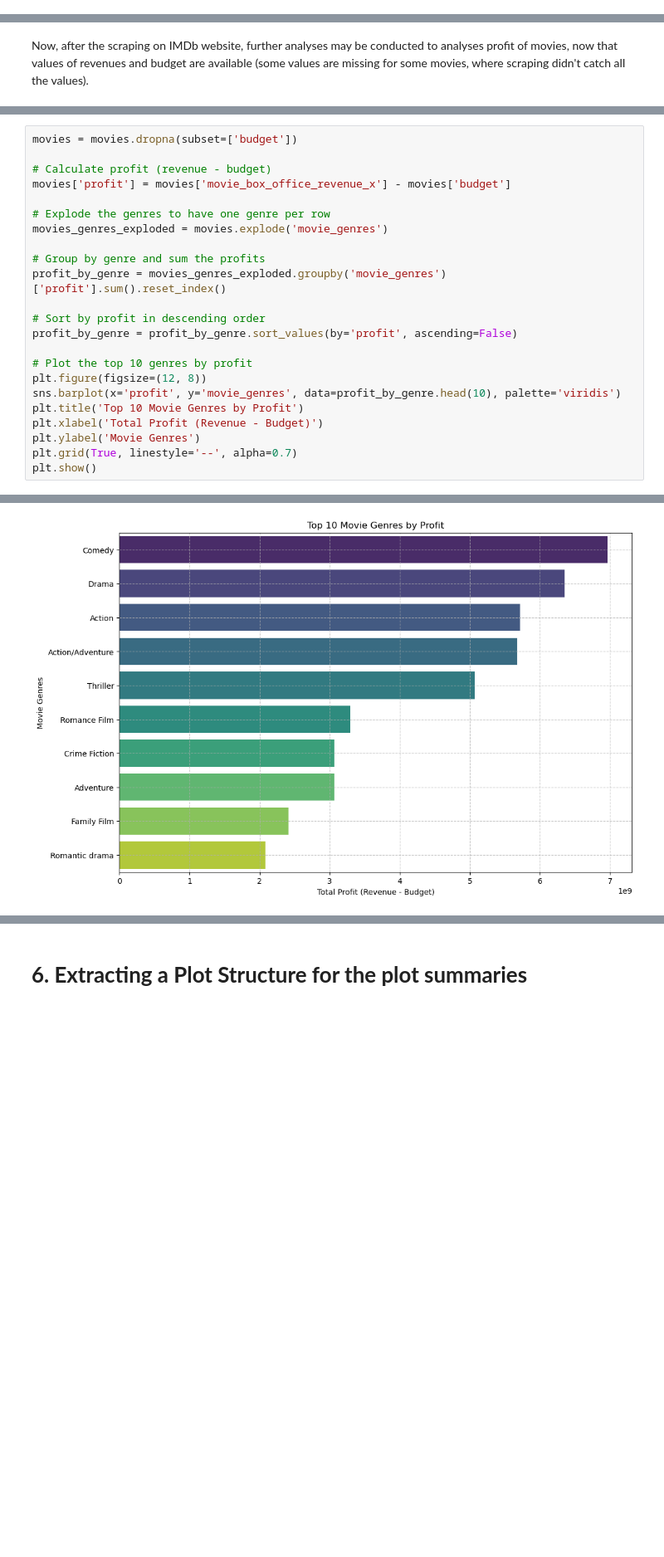
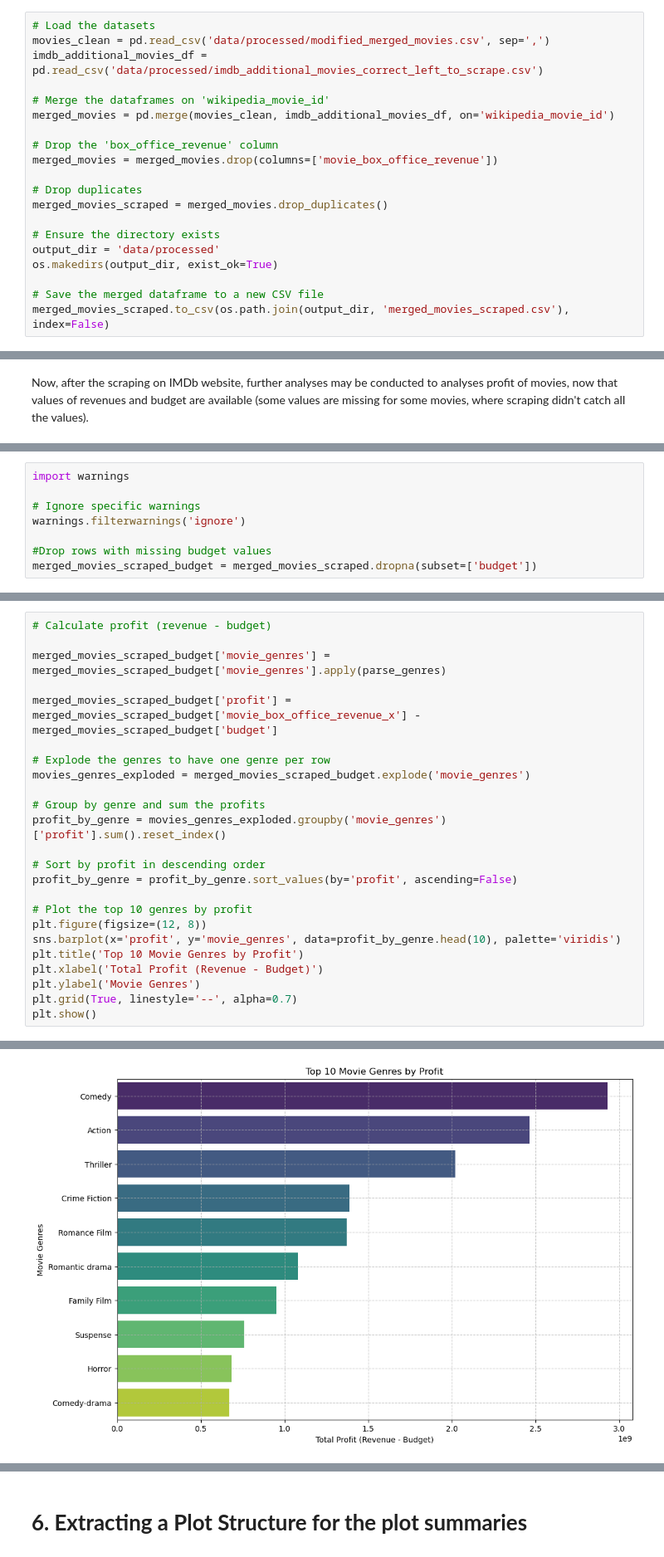
Before and after one commit to arthurEpfl/CMU_MovieCorpus_Data_Analysis, a Jupyter notebook: results.ipynb, the cells around one changed output, grey strips where cells are left out. Shown at 83% size. Drawn from its saved outputs; the diff is of its cells as text; blank space fills up the shorter version.

```diff
--- a/results.ipynb
+++ b/results.ipynb
@@ -712,3 +715,23 @@ Add analyses here based on budget / revenues / ratings when preprocessing and sc
+# %%
+# Load the datasets
+movies_clean = pd.read_csv('data/processed/modified_merged_movies.csv', sep=',')
+imdb_additional_movies_df = pd.read_csv('data/processed/imdb_additional_movies_correct_left_to_scrape.csv')
+
+# Merge the dataframes on 'wikipedia_movie_id'
+merged_movies = pd.merge(movies_clean, imdb_additional_movies_df, on='wikipedia_movie_id')
+
+# Drop the 'box_office_revenue' column
+merged_movies = merged_movies.drop(columns=['movie_box_office_revenue'])
+
+# Drop duplicates
+merged_movies_scraped = merged_movies.drop_duplicates()
+
+# Ensure the directory exists
+output_dir = 'data/processed'
+os.makedirs(output_dir, exist_ok=True)
+
+# Save the merged dataframe to a new CSV file
+merged_movies_scraped.to_csv(os.path.join(output_dir, 'merged_movies_scraped.csv'), index=False)
 # %%
 movies.head()
 # %% [output]
@@ -794,0 +820,8 @@ As a plot, to show which genres are the more profitable : TO BE UPDATED WHEN COR
+# %%
+import warnings
+
+# Ignore specific warnings
+warnings.filterwarnings('ignore')
+
+#Drop rows with missing budget values
+merged_movies_scraped_budget = merged_movies_scraped.dropna(subset=['budget'])
@@ -795,11 +840,12 @@ As a plot, to show which genres are the more profitable : TO BE UPDATED WHEN COR
 # %%
-movies = movies.dropna(subset=['budget'])
+# Calculate profit (revenue - budget)
 
-# Calculate profit (revenue - budget)
-movies['profit'] = movies['movie_box_office_revenue_x'] - movies['budget']
+merged_movies_scraped_budget['movie_genres'] = merged_movies_scraped_budget['movie_genres'].apply(parse_genres)
+
+merged_movies_scraped_budget['profit'] = merged_movies_scraped_budget['movie_box_office_revenue_x'] - merged_movies_scraped_budget['budget']
 
 # Explode the genres to have one genre per row
-movies_genres_exploded = movies.explode('movie_genres')
+movies_genres_exploded = merged_movies_scraped_budget.explode('movie_genres')
 
 # Group by genre and sum the profits
 profit_by_genre = movies_genres_exploded.groupby('movie_genres')['profit'].sum().reset_index()
@@ -822 +865 @@ Passing `palette` without assigning `hue` is deprecated and will be removed in v
-[figure, old version]
+[figure, new version]
```
Also changed, not shown: parts of 74 cells of this notebook, 3 other files.
